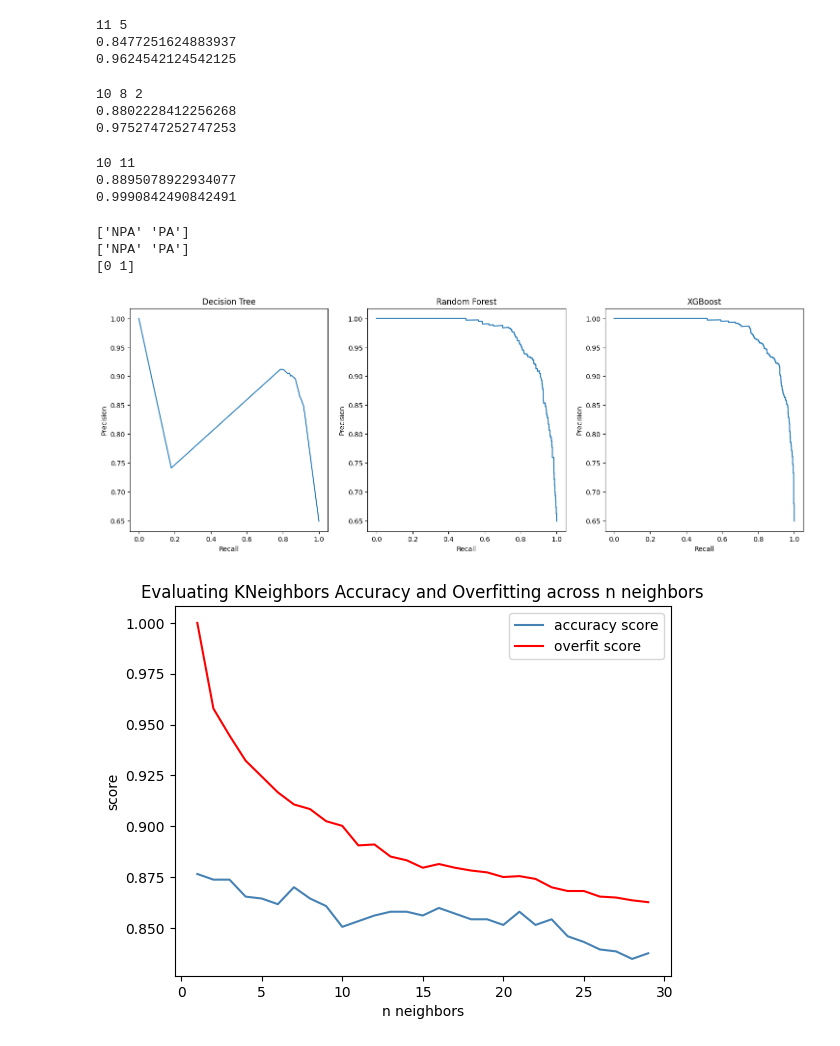
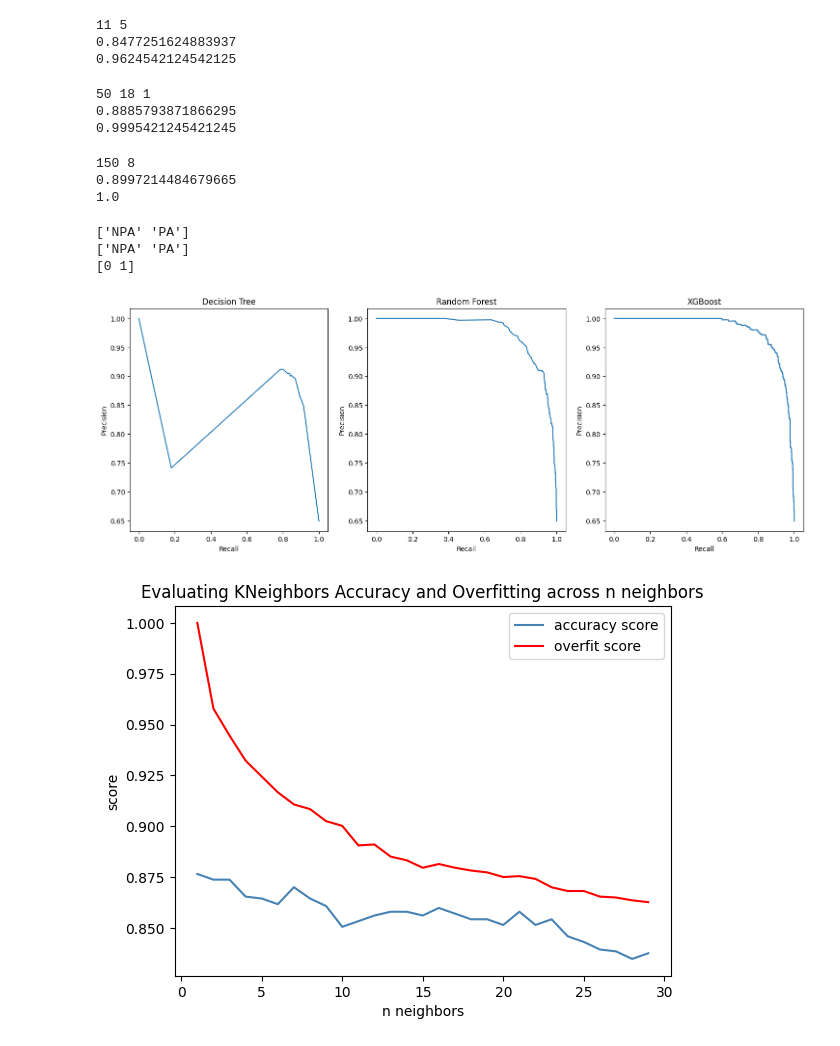
Before and after one commit to ajlukasiewicz/Team_9_MacLearn, a Jupyter notebook: Prediction_of_plant_associated_bacteria.ipynb, the cells around one changed output. Drawn from its saved outputs; the diff is of its cells as text; code cells hidden in the pictures.

```diff
--- a/Prediction_of_plant_associated_bacteria.ipynb
+++ b/Prediction_of_plant_associated_bacteria.ipynb
@@ -181,8 +181,7 @@ dt_min_samples_leaf = _min_samples_leaf
 twenty = [i for i in range(1, 20+1)]
 accuracies = {}
 
-#for _n_estimators in [50, 100, 150]:
-for _n_estimators in [10]:
+for _n_estimators in [50, 100, 150]:
   for depth in twenty:
     for _min_samples_leaf in twenty:
       clf2 = RandomForestClassifier(n_estimators=_n_estimators, max_depth=depth, min_samples_leaf=_min_samples_leaf, random_state=42)
@@ -204,9 +203,9 @@ print(metrics.accuracy_score(y_train, clf2.predict(X_train)))
 
 RF_n_estimators, RF_depth, RF_min_samples_leaf = _n_estimators, depth, _min_samples_leaf
 # %% [output]
-10 8 2
-0.8802228412256268
-0.9752747252747253
+50 18 1
+0.8885793871866295
+0.9995421245421245
 # %%
 #ML
 #XGBoost model building and evaluation
@@ -216,8 +215,7 @@ XGB_y_train = y_train.replace("PA", 1).replace("NPA", 0)
 twenty = [i for i in range(1, 20+1)]
 accuracies = {}
 
-#for _n_estimators in [50, 100, 150]:
-for _n_estimators in [10]:
+for _n_estimators in [50, 100, 150]:
   for depth in twenty:
     clf3 = xgb.XGBClassifier(objective="binary:logistic", n_estimators=_n_estimators, max_depth=depth, random_state=42)
     clf3.fit(X_train, XGB_y_train)
@@ -238,9 +236,9 @@ print(metrics.accuracy_score(XGB_y_train, clf3.predict(X_train)))
 
 XGB_n_estimators, XGB_depth = _n_estimators, depth
 # %% [output]
-10 11
-0.8895078922934077
-0.9990842490842491
+150 8
+0.8997214484679665
+1.0
 # %%
 #ML
 
@@ -258,34 +256,34 @@ print(clf3.classes_)
 # %%
 #ML
 #Random Forest and Decision Tree PR curves
 
 
 #generate curves
 precision_1, recall_1, thresholds_1 = precision_recall_curve(y_test, clf1.predict_proba(X_test)[:,0], pos_label="NPA")
 precision_2, recall_2, thresholds_2 = precision_recall_curve(y_test, clf2.predict_proba(X_test)[:,0], pos_label="NPA")
-precision_3, recall_3, thresholds_3 = precision_recall_curve(y_test, clf3.predict_proba(X_test)[:,0])
+precision_3, recall_3, thresholds_3 = precision_recall_curve(XGB_y_test, clf3.predict_proba(X_test)[:,0], pos_label=0)
 
 #plot
 fig, ax = plt.subplots(1,3, figsize=(18, 6))
 
 ax[0].plot(recall_1, precision_1)
 ax[1].plot(recall_2, precision_2)
 ax[2].plot(recall_3, precision_3)
 
 ax[0].set_title("Decision Tree")
 ax[1].set_title("Random Forest")
 ax[2].set_title("XGBoost")
 
 ax[0].set_xlabel("Recall")
 ax[0].set_ylabel("Precision")
 ax[1].set_xlabel("Recall")
 ax[1].set_ylabel("Precision")
 ax[2].set_xlabel("Recall")
 ax[2].set_ylabel("Precision")
 
 plt.show()
 # %% [output]
-[figure, old version]
+[figure, new version]
 # %%
 #AL
 #train and evaluate KNeighbors Classification
```
Also changed, not shown: parts of 3 cells of this notebook.
